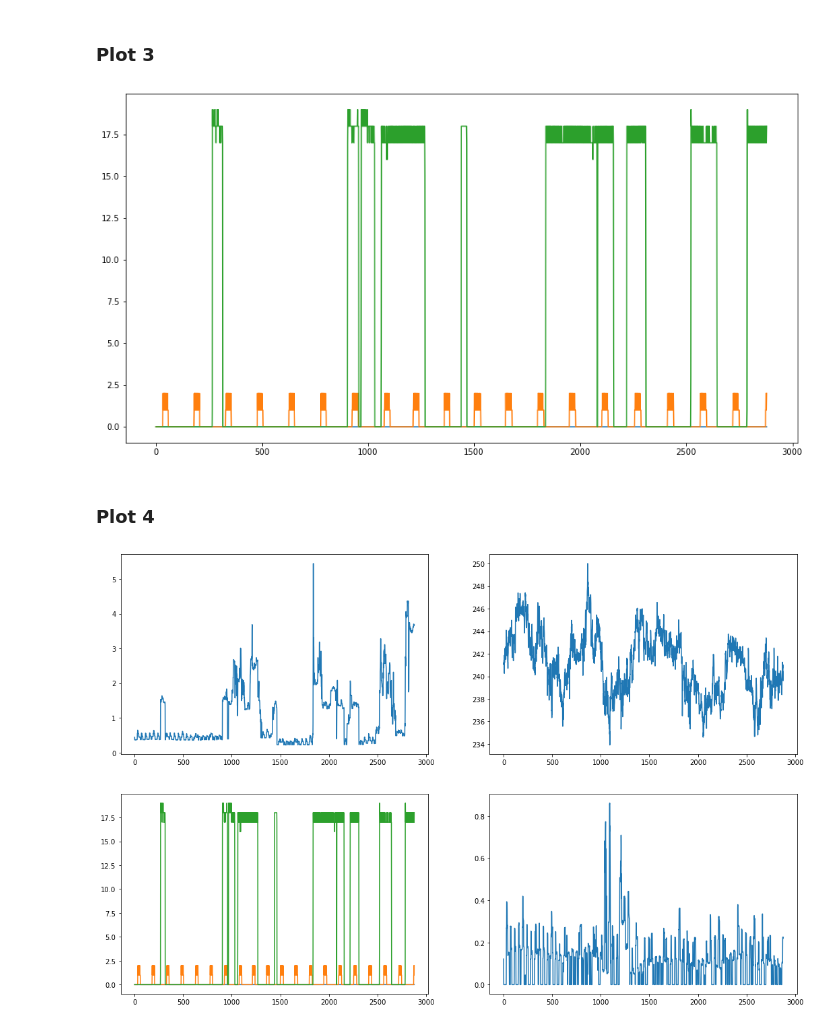
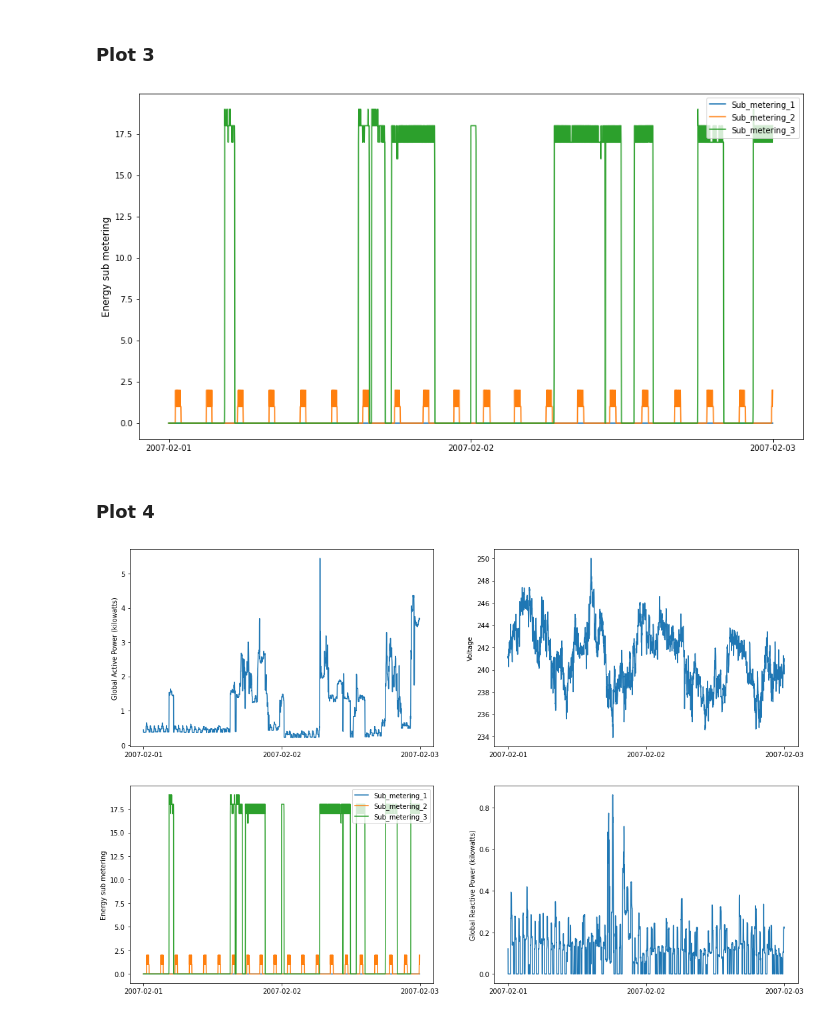
Before and after one commit to IrisStream/data-visualization, a Jupyter notebook: Lab3/sources/main.ipynb, the cells around one changed output. Drawn from its saved outputs; the diff is of its cells as text; code cells hidden in the pictures.

```diff
--- a/Lab3/sources/main.ipynb
+++ b/Lab3/sources/main.ipynb
@@ -115,25 +121,41 @@ plt.show()
 # %%
 plt.figure(figsize =(15,8))
 plt.plot(power['Sub_metering_1'].values)
 plt.plot(power['Sub_metering_2'].values)
 plt.plot(power['Sub_metering_3'].values)
+plt.ylabel('Energy sub metering', fontsize=12)
+plt.xticks([0, 1440, 2880], ['2007-02-01', '2007-02-02', '2007-02-03'])
+plt.legend(['Sub_metering_1','Sub_metering_2','Sub_metering_3'], loc = "upper right")
 plt.show()
 # %% [output]
-[figure, old version]
+[figure, new version]
 # %% [markdown]
 ### Plot 4
 # %%
 fig, axes = plt.subplots(2,2,figsize=(18,12))
 
 axes[0, 0].plot(power['Global_active_power'].values)
+axes[0, 0].set_ylabel('Global Active Power (kilowatts)')
+axes[0, 0].set_xticks([0, 1440, 2880])
+axes[0, 0].set_xticklabels(['2007-02-01', '2007-02-02', '2007-02-03'])
 
 axes[0, 1].plot(power['Voltage'].values)
+axes[0, 1].set_ylabel('Voltage')
+axes[0, 1].set_xticks([0, 1440, 2880])
+axes[0, 1].set_xticklabels(['2007-02-01', '2007-02-02', '2007-02-03'])
 
 axes[1, 0].plot(power['Sub_metering_1'].values)
 axes[1, 0].plot(power['Sub_metering_2'].values)
 axes[1, 0].plot(power['Sub_metering_3'].values)
+axes[1, 0].set_ylabel('Energy sub metering')
+axes[1, 0].set_xticks([0, 1440, 2880])
+axes[1, 0].set_xticklabels(['2007-02-01', '2007-02-02', '2007-02-03'])
+axes[1, 0].legend(['Sub_metering_1','Sub_metering_2','Sub_metering_3'], loc = "upper right")
 
 axes[1, 1].plot(power['Global_reactive_power'].values)
+axes[1, 1].set_ylabel('Global Reactive Power (kilowatts)')
+axes[1, 1].set_xticks([0, 1440, 2880])
+axes[1, 1].set_xticklabels(['2007-02-01', '2007-02-02', '2007-02-03'])
 plt.show()
 # %% [output]
-[figure, old version]
+[figure, new version]
```
Also changed, not shown: parts of 2 cells of this notebook.
